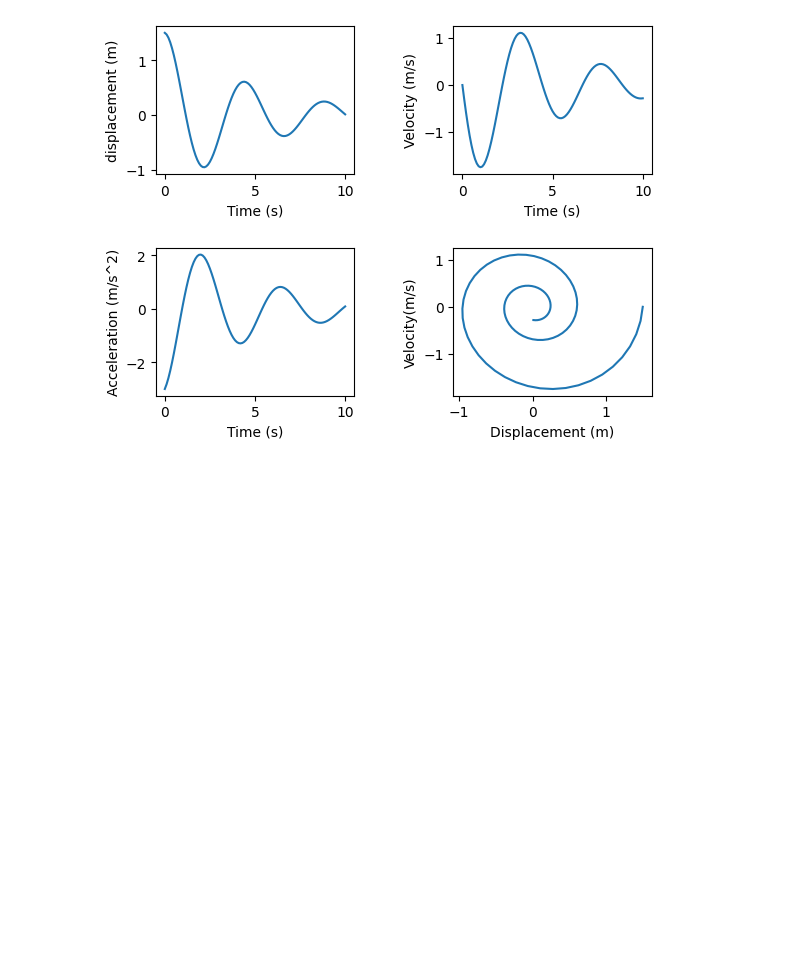
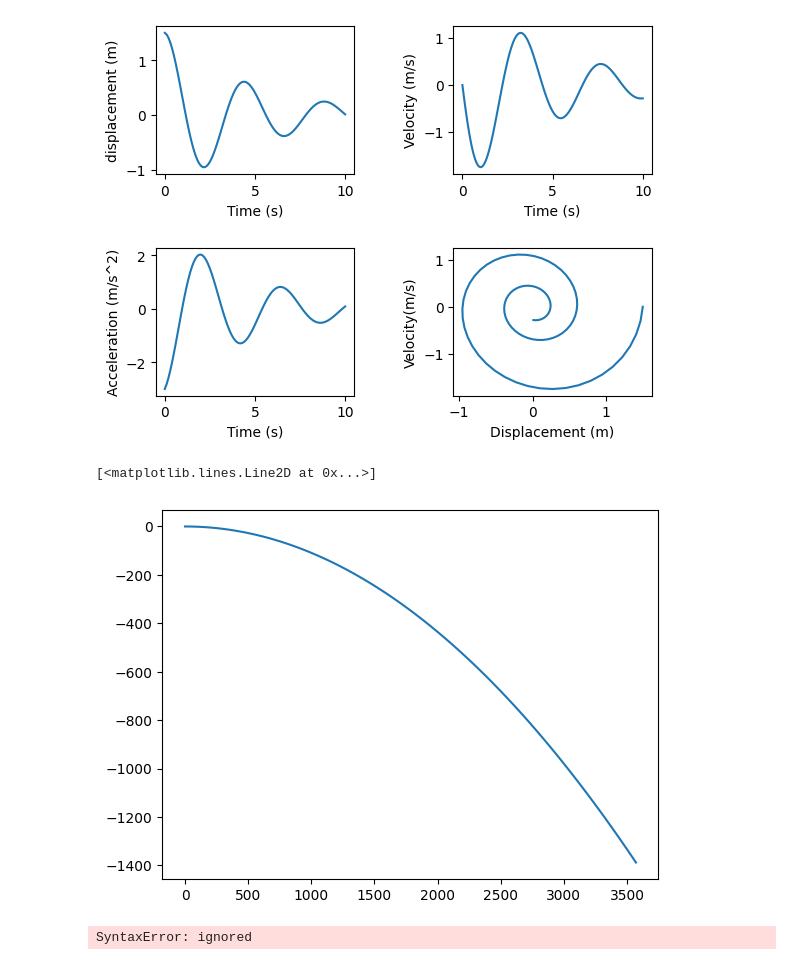
Before and after one commit to AbhinavKP01/Chatapp, a Jupyter notebook: simulation_lab.ipynb, the cells around one changed output. Drawn from its saved outputs; the diff is of its cells as text; code cells hidden in the pictures; blank space fills up the shorter version.

```diff
--- a/simulation_lab.ipynb
+++ b/simulation_lab.ipynb
@@ -219,3 +219,53 @@ axs[1, 1].set_ylabel("Velocity(m/s)")
 # %% [output]
 Text(0, 0.5, 'Velocity(m/s)')
 [figure]
+# %%
+import numpy as np
+import matplotlib.pyplot as p
+m=5
+g=9.8
+vx=300
+vy=0
+x=0
+y=0
+tmax=12
+h=500
+X=[]
+Y=[]
+T=np.arange(0,12.1,0.1)
+for t in T:
+  a=-g
+  X.append(x)
+  Y.append(y)
+  vy=a*t
+  y=vy*t
+  x=vx*t
+p.plot(X,Y)
+# %% [output]
+[<matplotlib.lines.Line2D at 0x...>]
+[figure, added]
+# %%
+import numpy as np
+import matplotlib.pyplot as p
+m=5
+g=9.8
+vx=300
+vy=200
+x=0
+y=0
+tmax=12
+X=[]
+Y=[]
+T=np.arange(0,12.1,0.1)
+for t in T:
+  a=-g
+  X.append(x)
+  Y.append(y)
+  vy=vy+(a*t)
+  print(vy)
+  y=vy*t
+  x=vx*t
+  if
+p.plot(X,Y)
+# %% [output]
+SyntaxError: ignored
```
Also changed, not shown: parts of 3 cells of this notebook.
